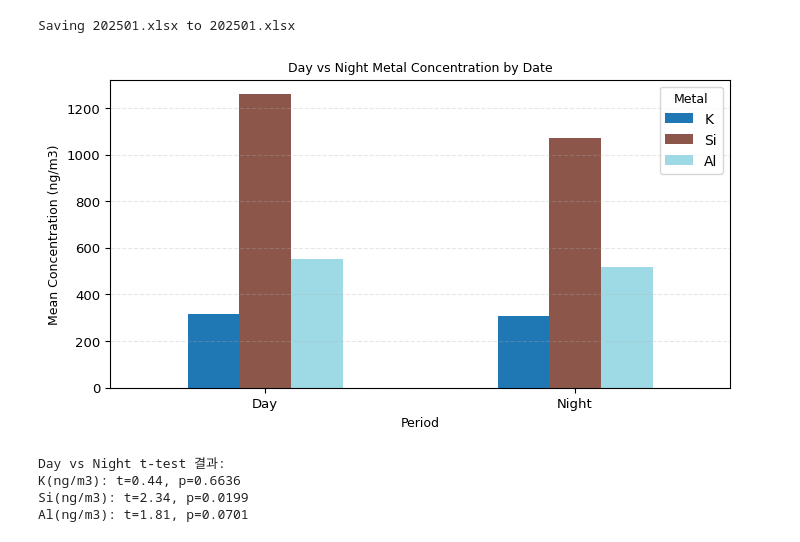
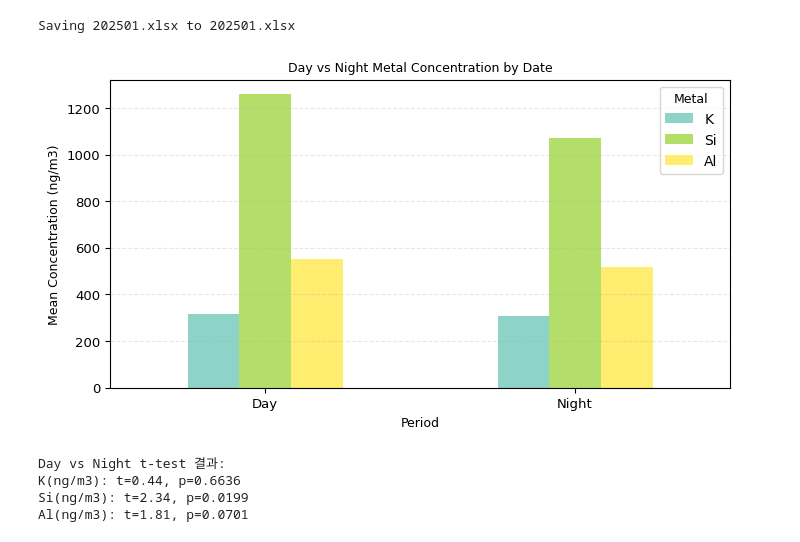
Before and after one commit to hyen0322/Data, a Jupyter notebook: Day vs Night Metal Concentration.ipynb, the cells around one changed output. Cells and saved outputs as stored; diff of their text form; code cells hidden in the pictures.

```diff
--- a/Day vs Night Metal Concentration.ipynb
+++ b/Day vs Night Metal Concentration.ipynb
@@ -38,34 +38,34 @@ for metal in target_metals:
 # %%
 # Day vs Night 막대 그래프
 period_avg.plot(kind='bar',
                 figsize=(8,4),
                 width=0.5,
-                colormap='tab20')
+                colormap='Set3')
 
 # 그래프 기본 설정
 plt.title('Day vs Night Metal Concentration by Date', fontsize=9)
 plt.xlabel('Period', fontsize=9)
 plt.ylabel('Mean Concentration (ng/m3)', fontsize=9)
 plt.xticks(rotation=0, fontsize=9.5)
 plt.yticks(fontsize=9.5)
 plt.grid(axis='y', linestyle='--', alpha=0.3)
 
 # 범례 설정
 plt.legend(loc='upper right',
            labels=['K', 'Si', 'Al'],
            fontsize=10,
            title='Metal',
            title_fontsize=9)
 
 # 그래프 결과 출력
 plt.show()
 
 # t-test 결과 출력
 print("Day vs Night t-test 결과:")
 for metal, res in results.items():
     print(f"{metal}: t={res['t-stat']:.2f}, p={res['p-value']:.4f}")
 # %% [output]
-[figure, old version]
+[figure, new version]
 Day vs Night t-test 결과:
 K(ng/m3): t=0.44, p=0.6636
 Si(ng/m3): t=2.34, p=0.0199
```
